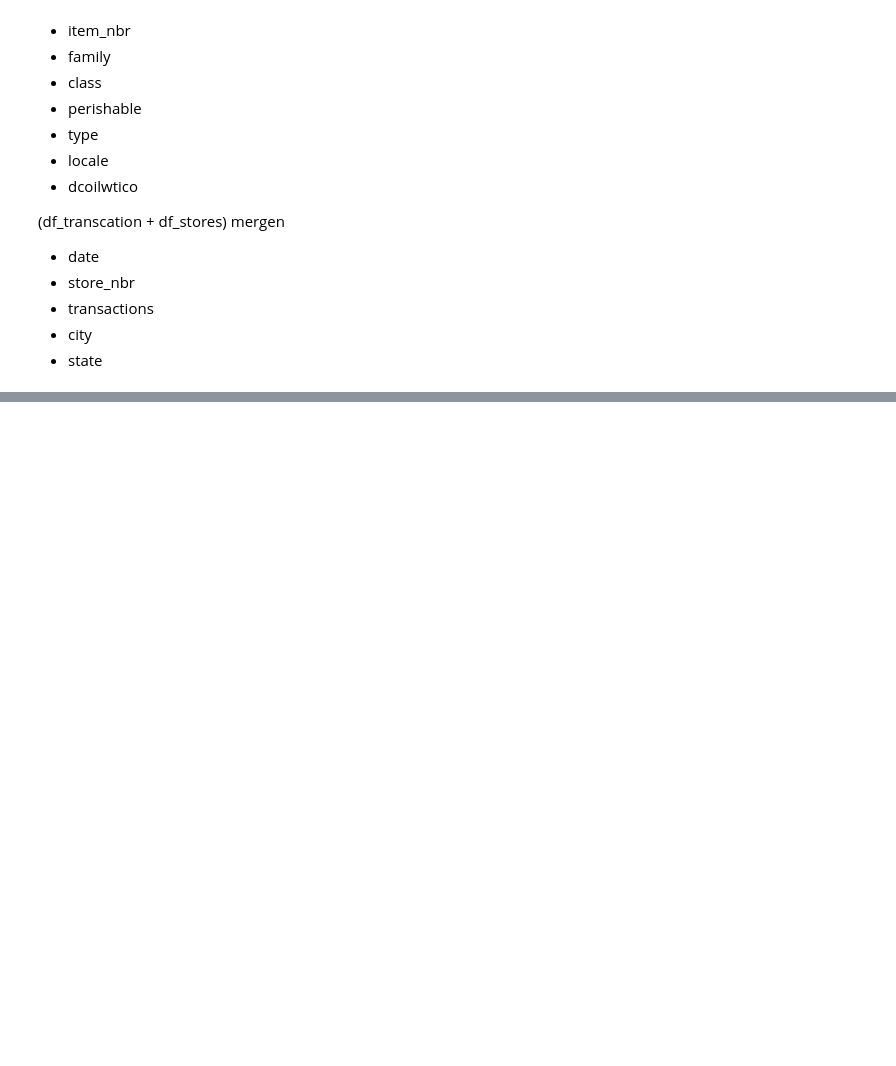
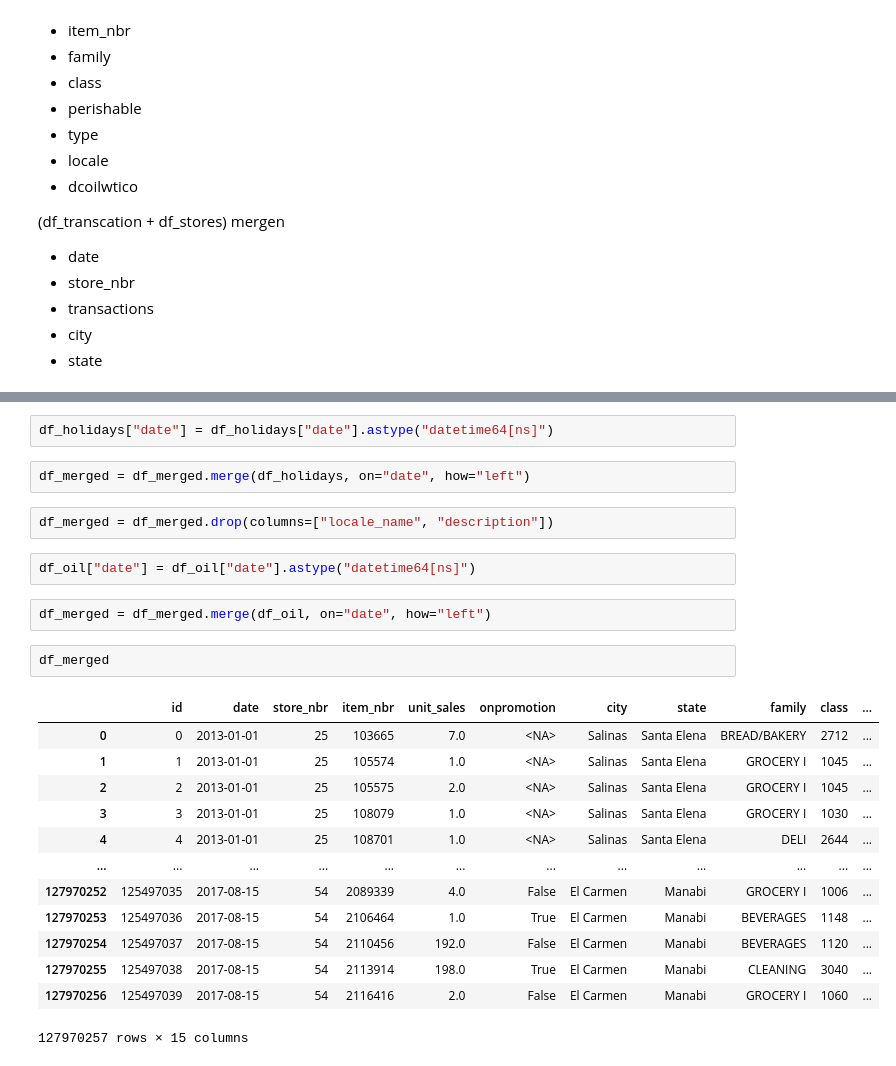
Before and after one commit to 42kiko/Group-Work-Favorita-Forecasting, a Jupyter notebook: notebooks/EDA.ipynb, the cells around one changed output, grey strips where cells are left out. Saved outputs shown, nothing was run; the diff lists cells and outputs as text; blank space fills up the shorter version.

Commit message:
Test merged of all dataframes

```diff
--- a/notebooks/EDA.ipynb
+++ b/notebooks/EDA.ipynb
@@ -148,0 +208,26 @@ Dataset.ITEMS
+# %%
+df_holidays["date"] = df_holidays["date"].astype("datetime64[ns]")
+# %%
+df_merged = df_merged.merge(df_holidays, on="date", how="left")
+# %%
+df_merged = df_merged.drop(columns=["locale_name", "description"])
+# %%
+df_oil["date"] = df_oil["date"].astype("datetime64[ns]")
+# %%
+df_merged = df_merged.merge(df_oil, on="date", how="left")
+# %%
+df_merged
+# %% [output]
+|  | id | date | store_nbr | item_nbr | unit_sales | onpromotion | city | state | family | class | ... |
+| 0 | 0 | 2013-01-01 | 25 | 103665 | 7.0 | <NA> | Salinas | Santa Elena | BREAD/BAKERY | 2712 | ... |
+| 1 | 1 | 2013-01-01 | 25 | 105574 | 1.0 | <NA> | Salinas | Santa Elena | GROCERY I | 1045 | ... |
+| 2 | 2 | 2013-01-01 | 25 | 105575 | 2.0 | <NA> | Salinas | Santa Elena | GROCERY I | 1045 | ... |
+| 3 | 3 | 2013-01-01 | 25 | 108079 | 1.0 | <NA> | Salinas | Santa Elena | GROCERY I | 1030 | ... |
+| 4 | 4 | 2013-01-01 | 25 | 108701 | 1.0 | <NA> | Salinas | Santa Elena | DELI | 2644 | ... |
+| ... | ... | ... | ... | ... | ... | ... | ... | ... | ... | ... | ... |
+| 127970252 | 125497035 | 2017-08-15 | 54 | 2089339 | 4.0 | False | El Carmen | Manabi | GROCERY I | 1006 | ... |
+| 127970253 | 125497036 | 2017-08-15 | 54 | 2106464 | 1.0 | True | El Carmen | Manabi | BEVERAGES | 1148 | ... |
+| 127970254 | 125497037 | 2017-08-15 | 54 | 2110456 | 192.0 | False | El Carmen | Manabi | BEVERAGES | 1120 | ... |
+| 127970255 | 125497038 | 2017-08-15 | 54 | 2113914 | 198.0 | True | El Carmen | Manabi | CLEANING | 3040 | ... |
+| 127970256 | 125497039 | 2017-08-15 | 54 | 2116416 | 2.0 | False | El Carmen | Manabi | GROCERY I | 1060 | ... |
+127970257 rows × 15 columns
```
Also changed, not shown: parts of 8 cells of this notebook.
